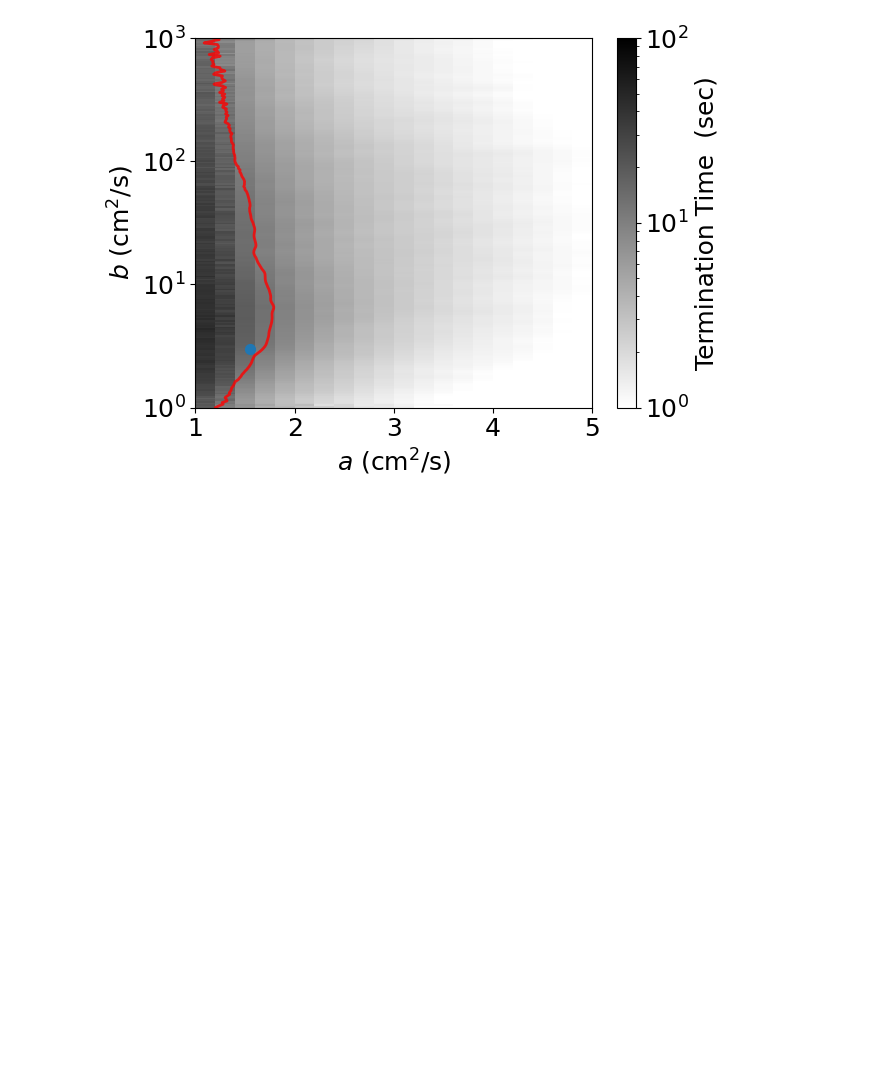
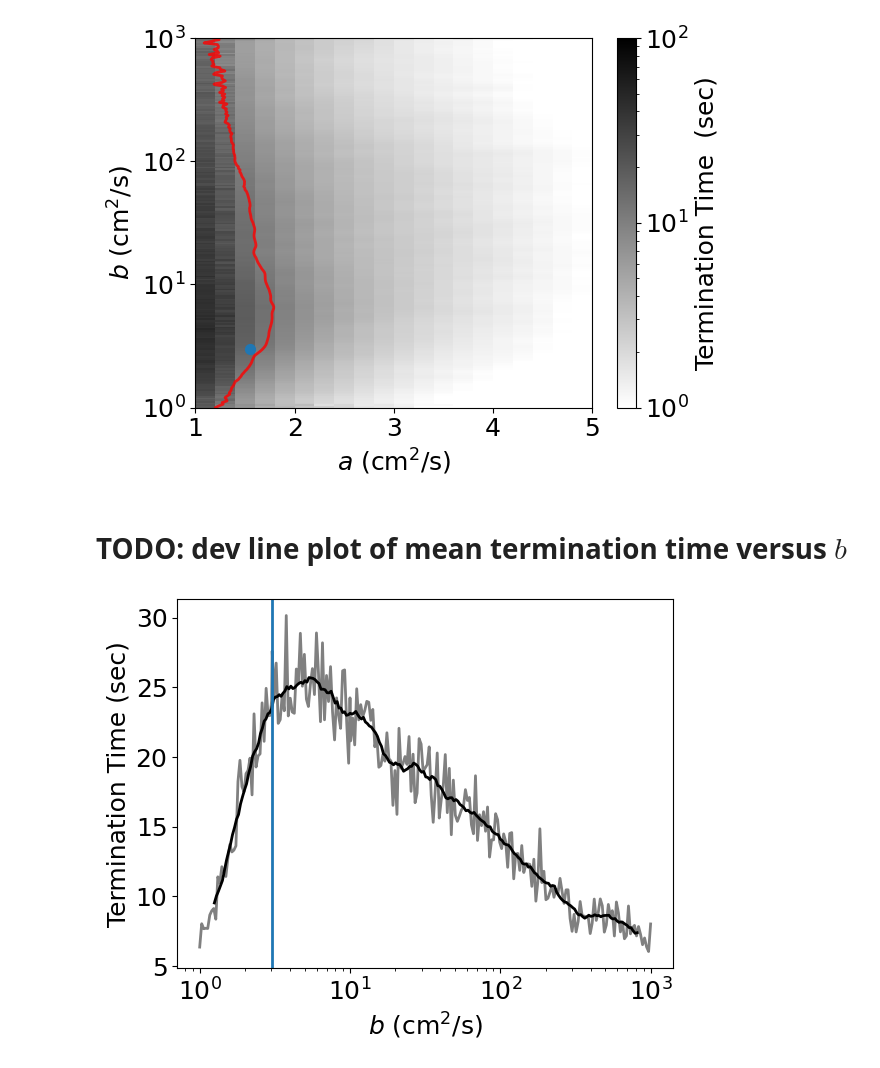
Before and after one commit to timtyree/bgmc, a Jupyter notebook: python/visualizing the heatmap of the creation model cloud survey.ipynb, the cells around one changed output. Saved outputs shown, nothing was run; the diff lists cells and outputs as text; code cells hidden in the pictures; blank space fills up the shorter version.

```diff
--- a/python/visualizing the heatmap of the creation model cloud survey.ipynb
+++ b/python/visualizing the heatmap of the creation model cloud survey.ipynb
@@ -567,3 +565,20 @@ plt.gca().set_yticklabels([r"$10^0$",r"$10^1$",r"$10^2$",r"$10^3$"])
 plt.show()
 # %% [output]
 [figure]
+# %% [markdown]
+# TODO: dev line plot of mean termination time versus $b$
+# %%
+# x_values,y_values = df[df['a']==a_fk].sort_values(by='b')[['b','TermTime']].values.T
+dd = df[df['a']==a_fk].groupby(by='b')['TermTime'].mean()
+x_values = dd.index.values
+y_values = dd.values
+# %%
+def moving_average(a, n=3):
+    ret = np.cumsum(a, dtype=float)
+    ret[n:] = ret[n:] - ret[:-n]
+    return ret[n - 1:] / n
+# %%
+navg = 15
+yavg_values = moving_average(y_values,n=navg)
+xavg_values = moving_average(x_values,n=navg)
+# yavg_values
@@ -569,0 +587,12 @@ plt.show()
+# %%
+plt.plot(x_values,y_values,color='gray',lw=2)
+plt.plot(xavg_values,yavg_values,color='k',lw=2)
+ylim = plt.ylim()
+plt.plot([b_fk,b_fk],ylim,color='C0',lw=2)
+plt.ylim(ylim)
+# format_plot
+format_plot(fontsize=fontsize,xlabel=r'$b$ (cm$^2$/s)',ylabel='Termination Time (sec)')
+plt.xscale('log')
+plt.show()
+# %% [output]
+[figure, added]
```
Also changed, not shown: parts of 3 cells of this notebook.
